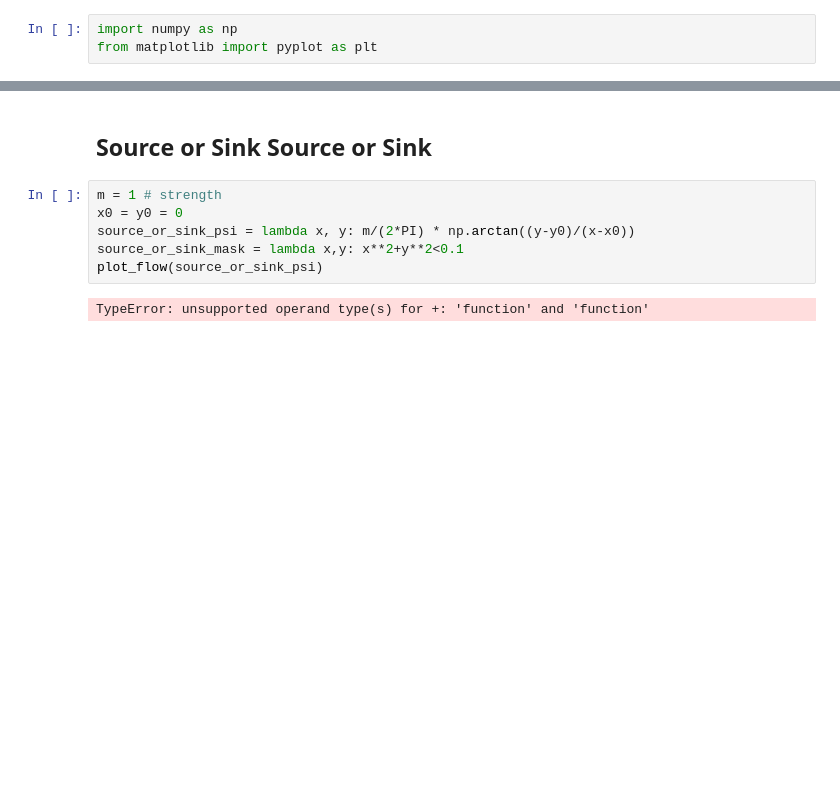
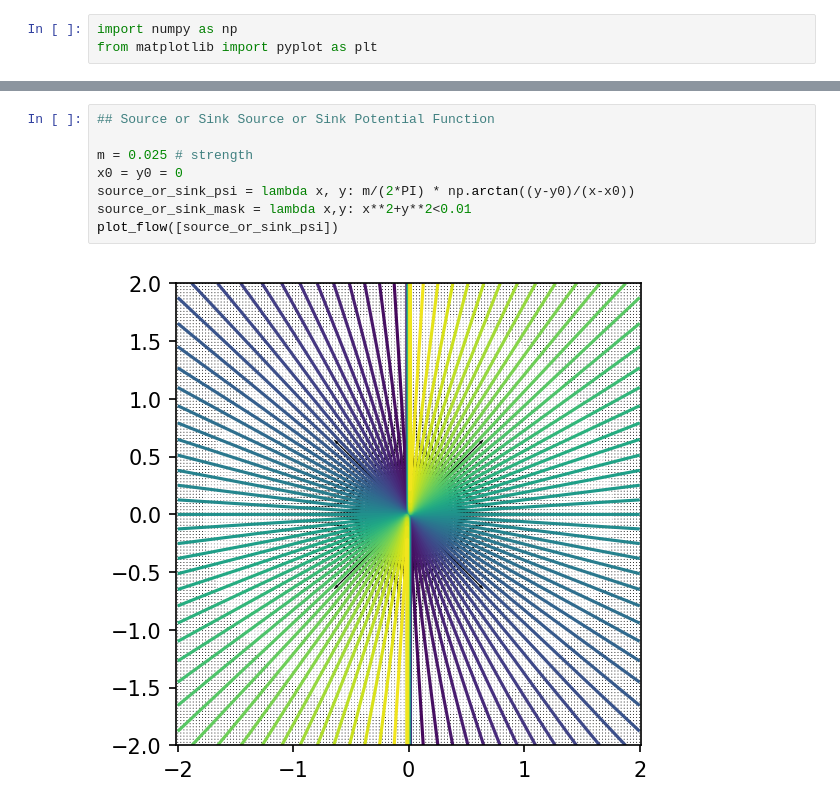
Before and after one commit to efekaanefe/Fluid-Simulations, a Jupyter notebook: Potential-Flow-Theory-Visualization/potential-flow-plot.ipynb, the cells around one changed output, grey strips where cells are left out. Saved outputs shown, nothing was run; the diff lists cells and outputs as text; blank space fills up the shorter version.

```diff
--- a/Potential-Flow-Theory-Visualization/potential-flow-plot.ipynb
+++ b/Potential-Flow-Theory-Visualization/potential-flow-plot.ipynb
@@ -59,10 +52,10 @@ plot_flow(uniform_flow_psi)
-# %% [markdown]
-## Source or Sink Source or Sink
 # %%
-m = 1 # strength
+## Source or Sink Source or Sink Potential Function
+
+m = 0.025 # strength
 x0 = y0 = 0
 source_or_sink_psi = lambda x, y: m/(2*PI) * np.arctan((y-y0)/(x-x0))
-source_or_sink_mask = lambda x,y: x**2+y**2<0.1
-plot_flow(source_or_sink_psi)
+source_or_sink_mask = lambda x,y: x**2+y**2<0.01
+plot_flow([source_or_sink_psi])
 # %% [output]
-TypeError: unsupported operand type(s) for +: 'function' and 'function'
+[figure, added]
```
Also changed, not shown: parts of 8 cells of this notebook.
